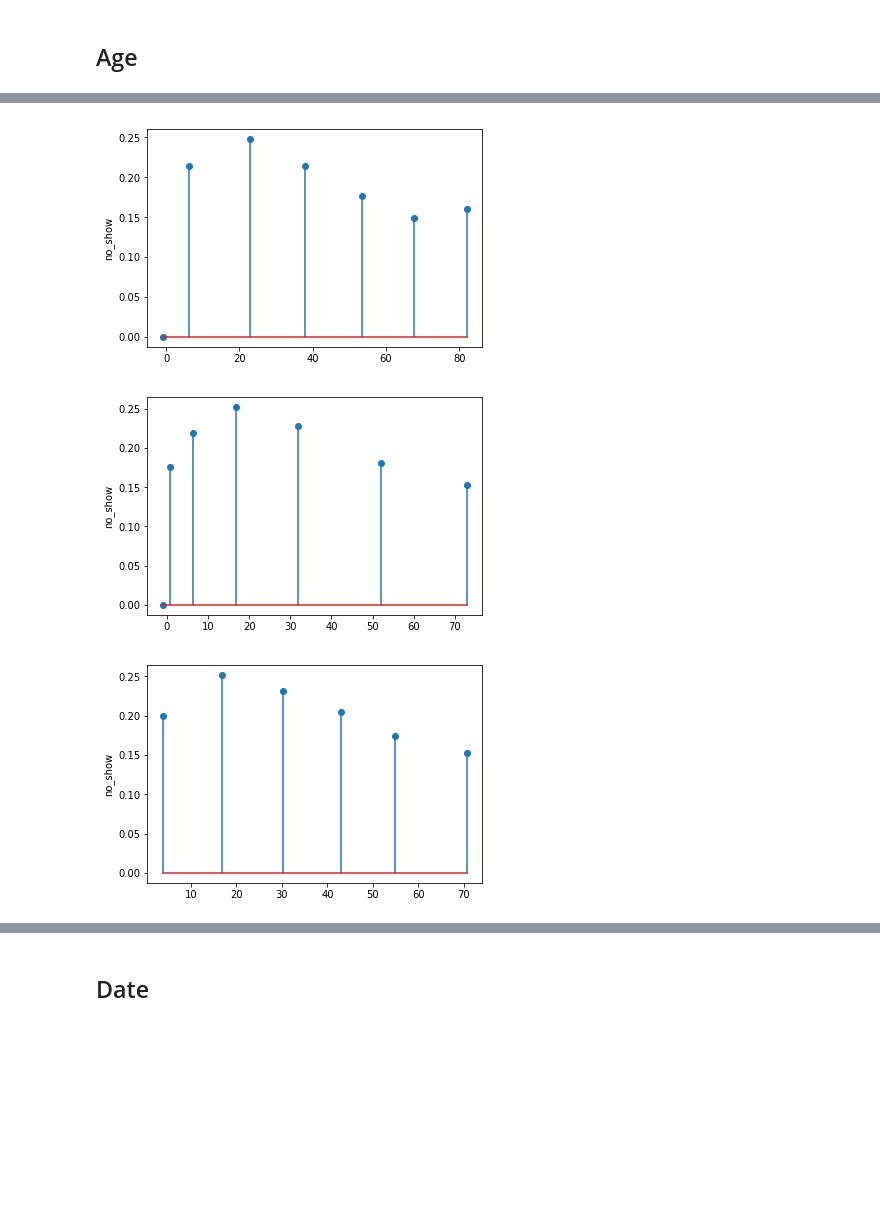
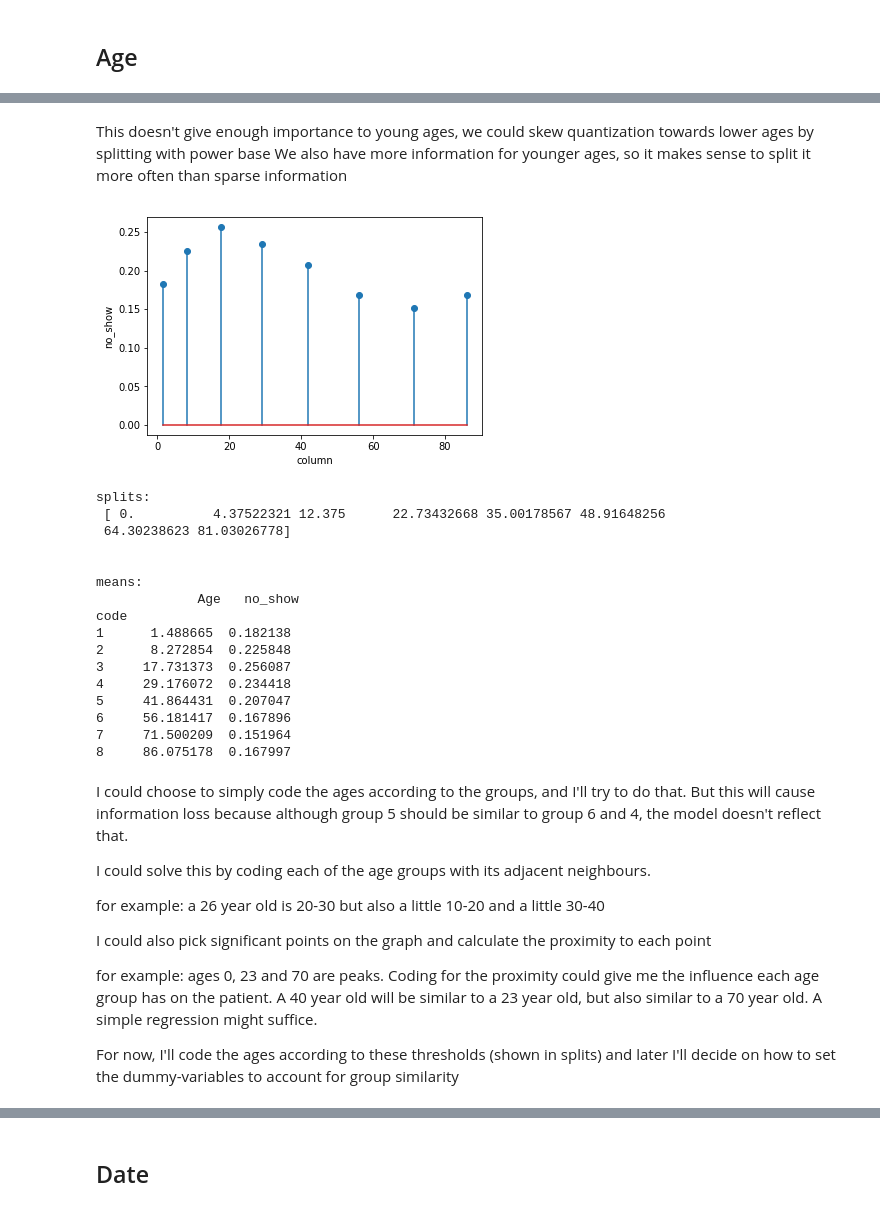
Before and after one commit to idotsuk/patients_no_show, a Jupyter notebook: patient_no_show.ipynb, the cells around one changed output, grey strips where cells are left out. Cells and saved outputs as stored; diff of their text form; code cells hidden in the pictures; blank space fills up the shorter version.

```diff
--- a/patient_no_show.ipynb
+++ b/patient_no_show.ipynb
@@ -3,7 +3,11 @@
 # %%
 import keras
 import pandas as pd
+import numpy as np
 from tensorflow.python.client import device_lib
+import math
+import dateutil.parser
+import matplotlib.pyplot as plt
 print(device_lib.list_local_devices())
-data = pd.read_csv(r'C:\Users\Ido\Desktop\datasets\noshowdata.csv')
+data = pd.read_csv(r'C:\Users\Ido\Desktop\datasets\patient_no_show\noshowdata.csv')
 # %% [output]
@@ -69,13 +62,11 @@ data = data.drop(columns=['No-show'],axis=0)
 # %% [markdown]
 ## Age
 # %%
-import matplotlib.pyplot as plt
+data = data[data['Age']>=0]
 #Let's look at how the ages are distributed
 ax = pd.Series(data['Age']).hist(bins=12)
 ax2 = pd.Series(data[['Age','no_show']][data['no_show']==1]['Age']).hist(bins=12,color='red')
 ax.legend(['All patients','No-show'])
 plt.figure()
 plt.show()
-
-#Most patients are younger than 60, other than that the data is balanced in terms of age.
 # %% [output]
@@ -84,12 +93,9 @@ plt.show()
 # %%
-#I'll remove the top 0.1% to make things easier for now - but this does require some thought (accurately predict death for some very old people?)
-
-data = data[data['Age']<data['Age'].quantile(0.999)]
+data = data[data['Age']<100]
 ax = pd.Series(data['Age']).hist(bins=12)
 pd.Series(data[['Age','no_show']][data['no_show']==1]['Age']).hist(bins=12,color='red')
 ax.legend(['All patients','No-show'])
 ax.xlabel='Age'
 plt.figure()
 plt.show()
-data[:5]
 # %% [output]
@@ -107,12 +109,12 @@ import numpy as np
 #get_splits quantizes the data into bins
 def get_splits(data, column, bins, method, base = 0.5):
     if (method == 'linear'):
-        splits = np.linspace(0,data[column].max(),bins+1)[:-1]
+        splits = np.linspace(data[column].min(),data[column].max(),bins+1)[:-1]
     if (method == 'quantile'):
         splits = data[column].quantile(np.linspace(0,1,bins+1)[:-1])
-    if (method == 'log'):
-        splits = np.power(np.linspace(0,1,bins+1)[:-1], base)*data[column].max()
-    if (method == 'log-quantile'):
+    if (method == 'pow'):
+        splits = np.power(data[column].min()+ np.linspace(0,1,bins+1)[:-1], base)*data[column].max()
+    if (method == 'pow-quantile'):
         splits = data[column].quantile(np.power(np.linspace(0,1,bins+1)[:-1], base))
     return splits
 
@@ -126,6 +128,7 @@ def analyze_splits(data, column, bins = 10, method = 'linear', base = 0.5):
     plt.stem(data_means[column],data_means['no_show'])
 
     plt.ylabel('no_show')
+    plt.xlabel('column')
     plt.show()
     return (splits,data_means)
 
@@ -133,14 +161,44 @@ def analyze_splits(data, column, bins = 10, method = 'linear', base = 0.5):
+# %% [markdown]
+This doesn't give enough importance to young ages, we could skew quantization towards lower ages by splitting with power base
+We also have more information for younger ages, so it makes sense to split it more often than sparse information
 # %%
-
-splits, means = analyze_splits(data,'Age',bins = 6, method='linear')
-splits, means = analyze_splits(data,'Age',bins = 6, method= 'log', base = 2)
-splits, means = analyze_splits(data,'Age',bins = 6, method='quantile')
-
+splits, means = analyze_splits(data,'Age',bins = 8, method= 'pow', base = 1.5)
+print('splits:\n',splits)
+print('\n\nmeans:\n',means)
 #Age data is obviously significant. Young adults miss more appointments.
 
 #We'd like to later split more often where there's more variance (ages 0-20 for example)
 # %% [output]
-[figure, old version]
+[figure, new version]
-[figure, removed]
-[figure, removed]
+splits:
+ [ 0.          4.37522321 12.375      22.73432668 35.00178567 48.91648256
+ 64.30238623 81.03026778]
+
+
+means:
+             Age   no_show
+code
+1      1.488665  0.182138
+2      8.272854  0.225848
+3     17.731373  0.256087
+4     29.176072  0.234418
+5     41.864431  0.207047
+6     56.181417  0.167896
+7     71.500209  0.151964
+8     86.075178  0.167997
+# %% [markdown]
+I could choose to simply code the ages according to the groups, and I'll try to do that.
+But this will cause information loss because although group 5 should be similar to group 6 and 4, the model doesn't reflect that.
+
+I could solve this by coding each of the age groups with its adjacent neighbours.
+
+for example: a 26 year old is 20-30 but also a little 10-20 and a little 30-40
+
+
+I could also pick significant points on the graph and calculate the proximity to each point
+
+for example: ages 0, 23 and 70 are peaks. Coding for the proximity could give me the influence each age group has on the patient. A 40 year old will be similar to a 23 year old, but also similar to a 70 year old. A simple regression might suffice.
+
+
+For now, I'll code the ages according to these thresholds (shown in splits) and later I'll decide on how to set the dummy-variables to account for group similarity
 # %%
```
Also changed, not shown: parts of 42 cells of this notebook.
